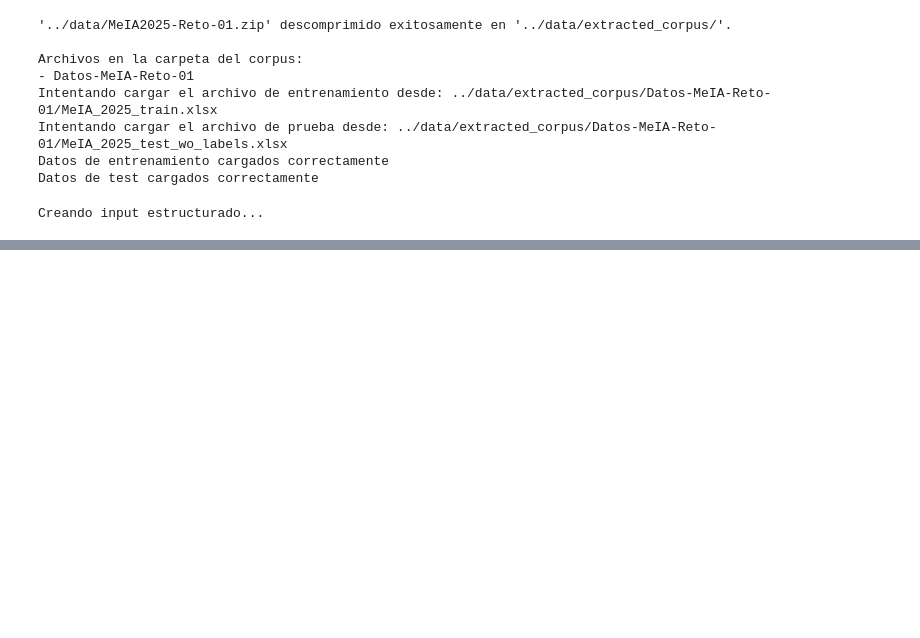
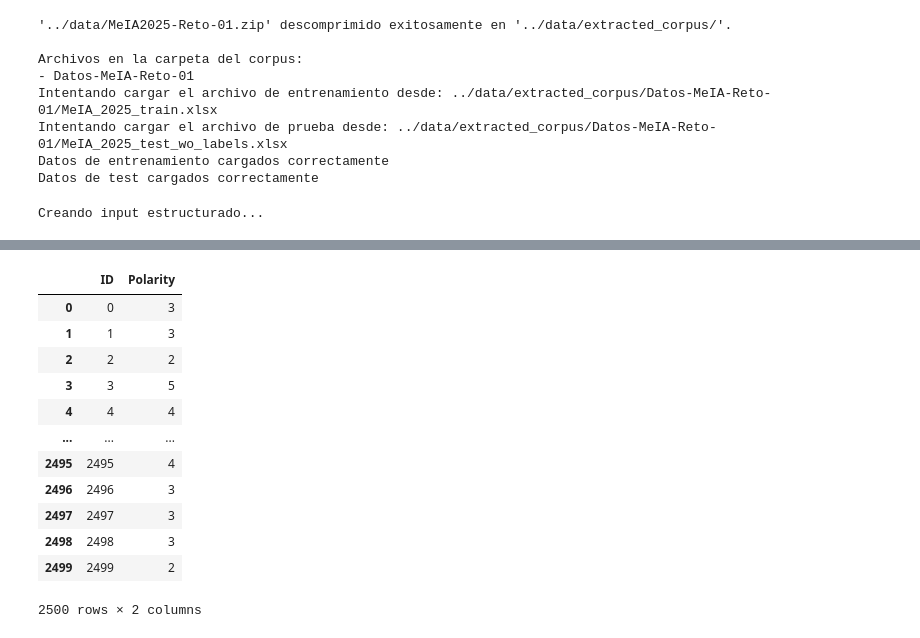
Before and after one commit to Joafp/Desafio_NLP_UNAM, a Jupyter notebook: notebooks/berto.ipynb, the cells around one changed output, grey strips where cells are left out. Saved outputs shown, nothing was run; the diff lists cells and outputs as text; code cells hidden in the pictures; blank space fills up the shorter version.

```diff
--- a/notebooks/berto.ipynb
+++ b/notebooks/berto.ipynb
@@ -97,0 +304,16 @@ Creando input estructurado...
+# %%
+submission_df
+# %% [output]
+|  | ID | Polarity |
+| 0 | 0 | 3 |
+| 1 | 1 | 3 |
+| 2 | 2 | 2 |
+| 3 | 3 | 5 |
+| 4 | 4 | 4 |
+| ... | ... | ... |
+| 2495 | 2495 | 4 |
+| 2496 | 2496 | 3 |
+| 2497 | 2497 | 3 |
+| 2498 | 2498 | 3 |
+| 2499 | 2499 | 2 |
+2500 rows × 2 columns
```
Also changed, not shown: parts of 5 cells of this notebook, 1 other file.
